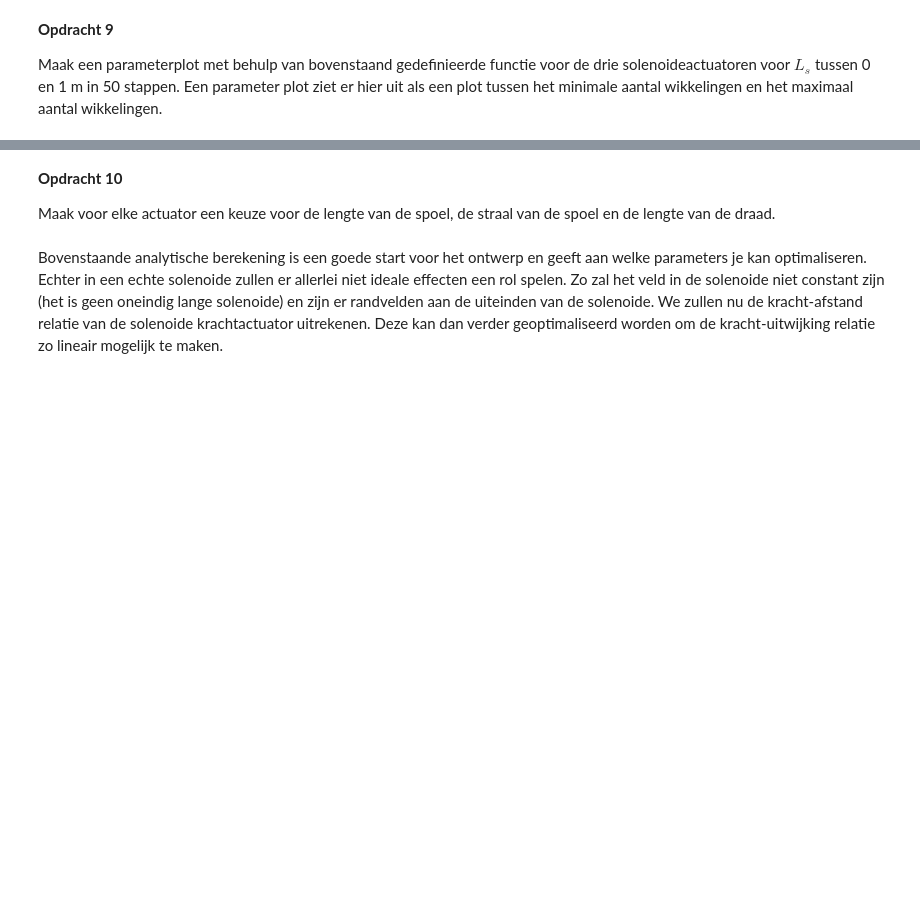
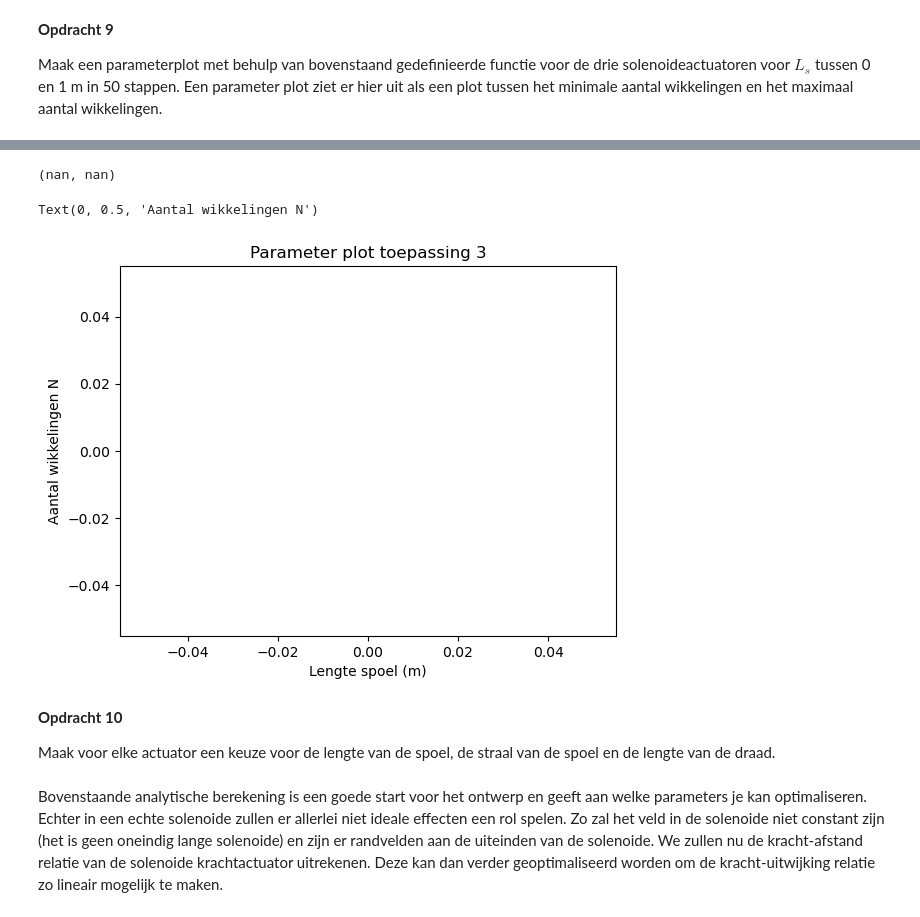
Before and after one commit to ElisabethMijnders/opdrachten-DEF-D-EM, a Jupyter notebook: DigitaleOntwerpopdrachten/2KrachtactuatorOpdracht/2KrachtactuatorOpdracht/KrachtactuatorOpdracht.ipynb, the cells around one changed output, grey strips where cells are left out. Cells and saved outputs as stored; diff of their text form; code cells hidden in the pictures; blank space fills up the shorter version.

```diff
--- a/DigitaleOntwerpopdrachten/2KrachtactuatorOpdracht/2KrachtactuatorOpdracht/KrachtactuatorOpdracht.ipynb
+++ b/DigitaleOntwerpopdrachten/2KrachtactuatorOpdracht/2KrachtactuatorOpdracht/KrachtactuatorOpdracht.ipynb
@@ -189,3 +270,24 @@ Maak een parameterplot met behulp van bovenstaand gedefinieerde functie voor de
+# %%
+#deuractuator
+N_min_deur = []
+N_max_deur = []
+
+for i in L_s:
+    N_min,N_max = aantal_wikkelingen(F_deur,i,rs_deur,rd_deur,I_deur,Ld_max_deur,mur_deur)
+    N_min_deur.append(N_min)
+    N_max_deur.append(N_max)
+
+L_stest= 0.5
+print(aantal_wikkelingen(F_deur,L_stest,rs_deur,rd_deur,I_deur,Ld_max_deur,mur_deur))
+
+plt.fill_between(L_s,N_min_deur,N_max_deur) # De ruimte tussen de eisen vullen
+plt.title("Parameter plot toepassing 3")
+plt.xlabel("Lengte spoel (m)")
+plt.ylabel("Aantal wikkelingen N")
+# %% [output]
+(nan, nan)
+Text(0, 0.5, 'Aantal wikkelingen N')
+[figure, added]
 # %% [markdown]
 **Opdracht 10**
 
```
Also changed, not shown: parts of 8 cells of this notebook, 3 other files.
